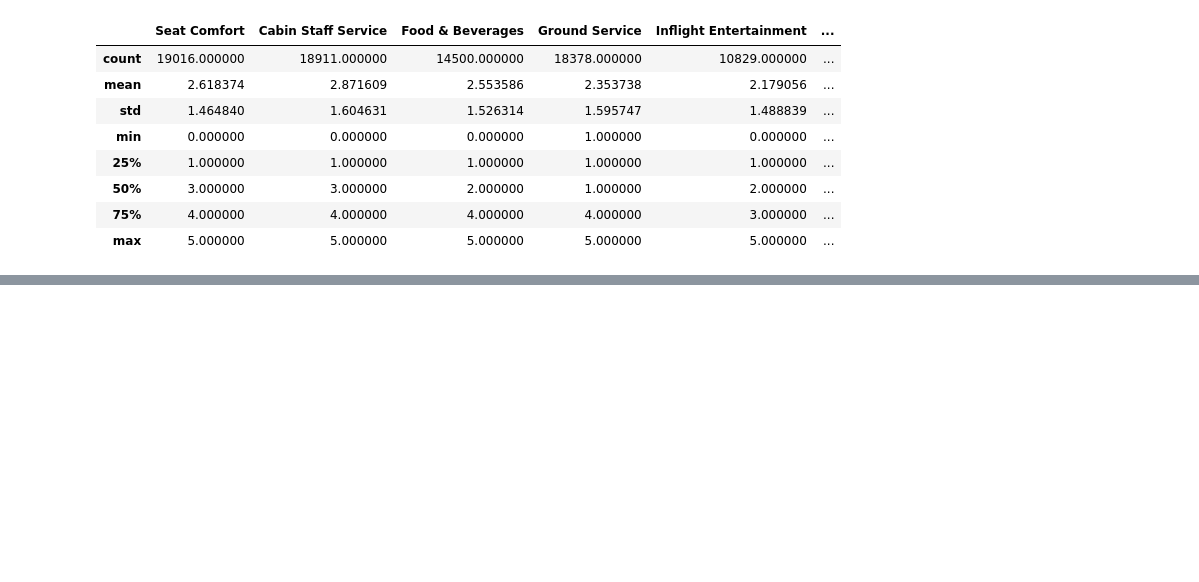
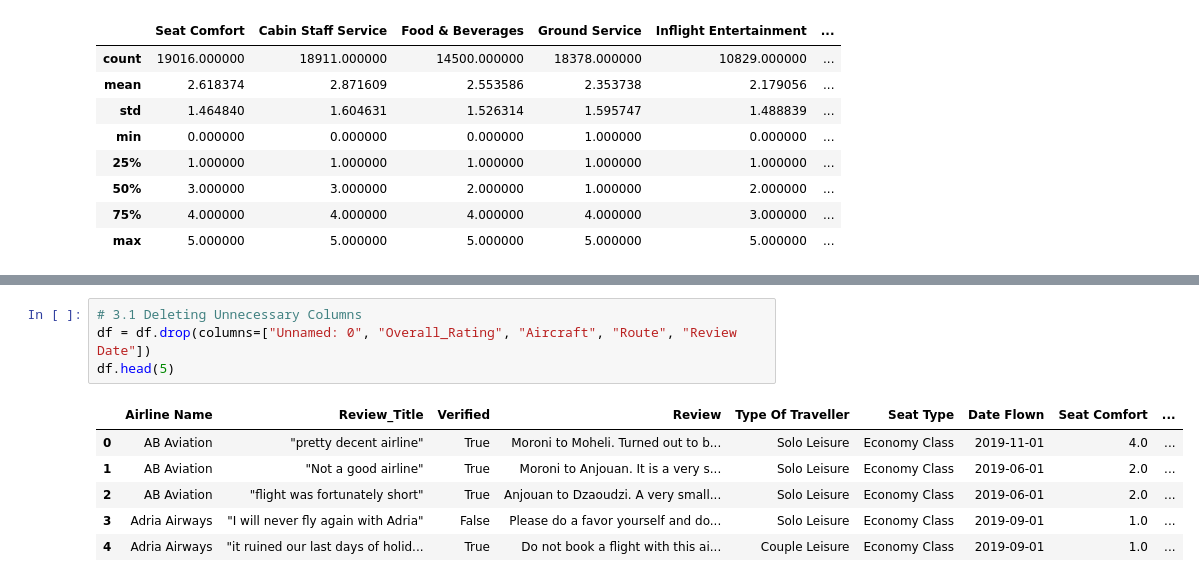
Before and after one commit to MonicaJang/Airline-Review-Sentiment-Classifier, a Jupyter notebook: 2_src/01_eda_cleaning.ipynb, the cells around one changed output, grey strips where cells are left out. Cells and saved outputs as stored; diff of their text form; blank space fills up the shorter version.

```diff
--- a/2_src/01_eda_cleaning.ipynb
+++ b/2_src/01_eda_cleaning.ipynb
@@ -348,0 +353,11 @@ Name: count, dtype: int64
+# %%
+# 3.1 Deleting Unnecessary Columns
+df = df.drop(columns=["Unnamed: 0", "Overall_Rating", "Aircraft", "Route", "Review Date"])
+df.head(5)
+# %% [output]
+|  | Airline Name | Review_Title | Verified | Review | Type Of Traveller | Seat Type | Date Flown | Seat Comfort | ... |
+| 0 | AB Aviation | "pretty decent airline" | True | Moroni to Moheli. Turned out to b... | Solo Leisure | Economy Class | 2019-11-01 | 4.0 | ... |
+| 1 | AB Aviation | "Not a good airline" | True | Moroni to Anjouan. It is a very s... | Solo Leisure | Economy Class | 2019-06-01 | 2.0 | ... |
+| 2 | AB Aviation | "flight was fortunately short" | True | Anjouan to Dzaoudzi. A very small... | Solo Leisure | Economy Class | 2019-06-01 | 2.0 | ... |
+| 3 | Adria Airways | "I will never fly again with Adria" | False | Please do a favor yourself and do... | Solo Leisure | Economy Class | 2019-09-01 | 1.0 | ... |
+| 4 | Adria Airways | "it ruined our last days of holid... | True | Do not book a flight with this ai... | Couple Leisure | Economy Class | 2019-09-01 | 1.0 | ... |
```
Also changed, not shown: parts of 15 cells of this notebook, 2 other files.
